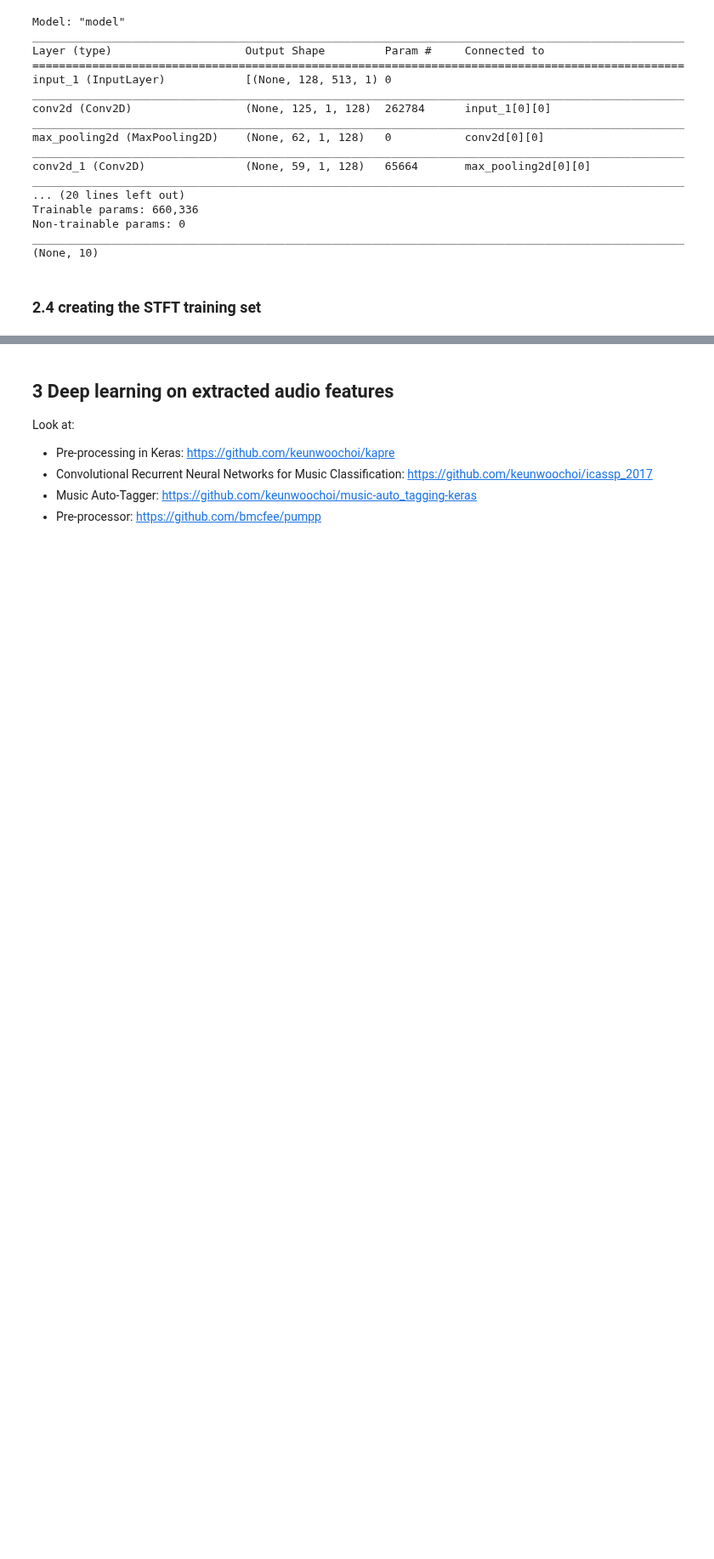
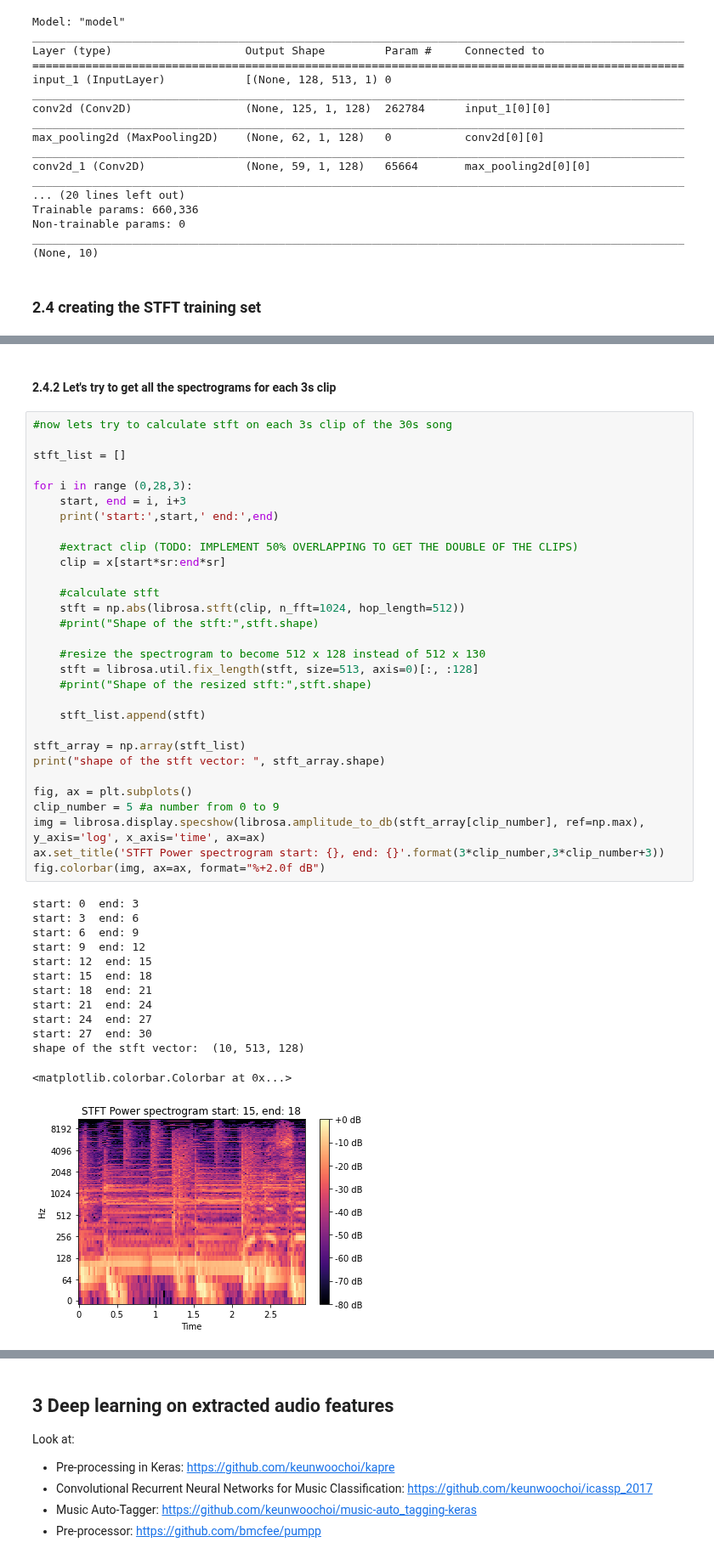
Before and after one commit to davidecolussi/NN_music_genre_recognition, a Jupyter notebook: baselines.ipynb, the cells around one changed output, grey strips where cells are left out. Shown at 85% size. Saved outputs shown, nothing was run; the diff lists cells and outputs as text; blank space fills up the shorter version.

Commit message:
extracted 513x128 stft for a single audio

```diff
--- a/baselines.ipynb
+++ b/baselines.ipynb
@@ -407,0 +461,46 @@ import librosa
+# %% [markdown]
+#### 2.4.2 Let's try to get all the spectrograms for each 3s clip
+# %%
+#now lets try to calculate stft on each 3s clip of the 30s song
+
+stft_list = []
+
+for i in range (0,28,3):
+    start, end = i, i+3
+    print('start:',start,' end:',end)
+
+    #extract clip (TODO: IMPLEMENT 50% OVERLAPPING TO GET THE DOUBLE OF THE CLIPS)
+    clip = x[start*sr:end*sr]
+
+    #calculate stft
+    stft = np.abs(librosa.stft(clip, n_fft=1024, hop_length=512))
+    #print("Shape of the stft:",stft.shape)
+
+    #resize the spectrogram to become 512 x 128 instead of 512 x 130
+    stft = librosa.util.fix_length(stft, size=513, axis=0)[:, :128]
+    #print("Shape of the resized stft:",stft.shape)
+
+    stft_list.append(stft)
+
+stft_array = np.array(stft_list)
+print("shape of the stft vector: ", stft_array.shape)
+
+fig, ax = plt.subplots()
+clip_number = 5 #a number from 0 to 9
+img = librosa.display.specshow(librosa.amplitude_to_db(stft_array[clip_number], ref=np.max), y_axis='log', x_axis='time', ax=ax)
+ax.set_title('STFT Power spectrogram start: {}, end: {}'.format(3*clip_number,3*clip_number+3))
+fig.colorbar(img, ax=ax, format="%+2.0f dB")
+# %% [output]
+start: 0  end: 3
+start: 3  end: 6
+start: 6  end: 9
+start: 9  end: 12
+start: 12  end: 15
+start: 15  end: 18
+start: 18  end: 21
+start: 21  end: 24
+start: 24  end: 27
+start: 27  end: 30
+shape of the stft vector:  (10, 513, 128)
+<matplotlib.colorbar.Colorbar at 0x...>
+[figure, added]
```
Also changed, not shown: parts of 5 cells of this notebook, 1 other file.
